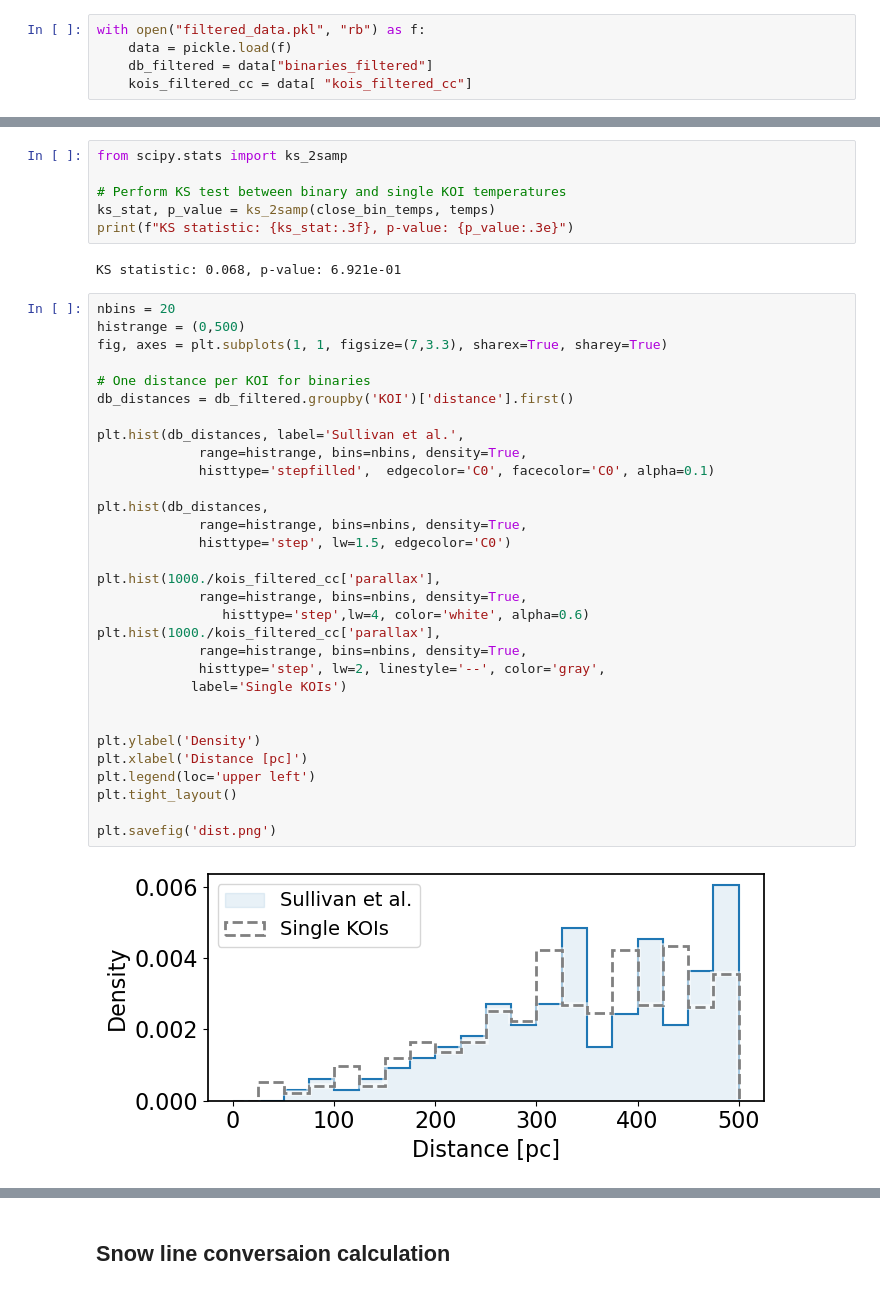
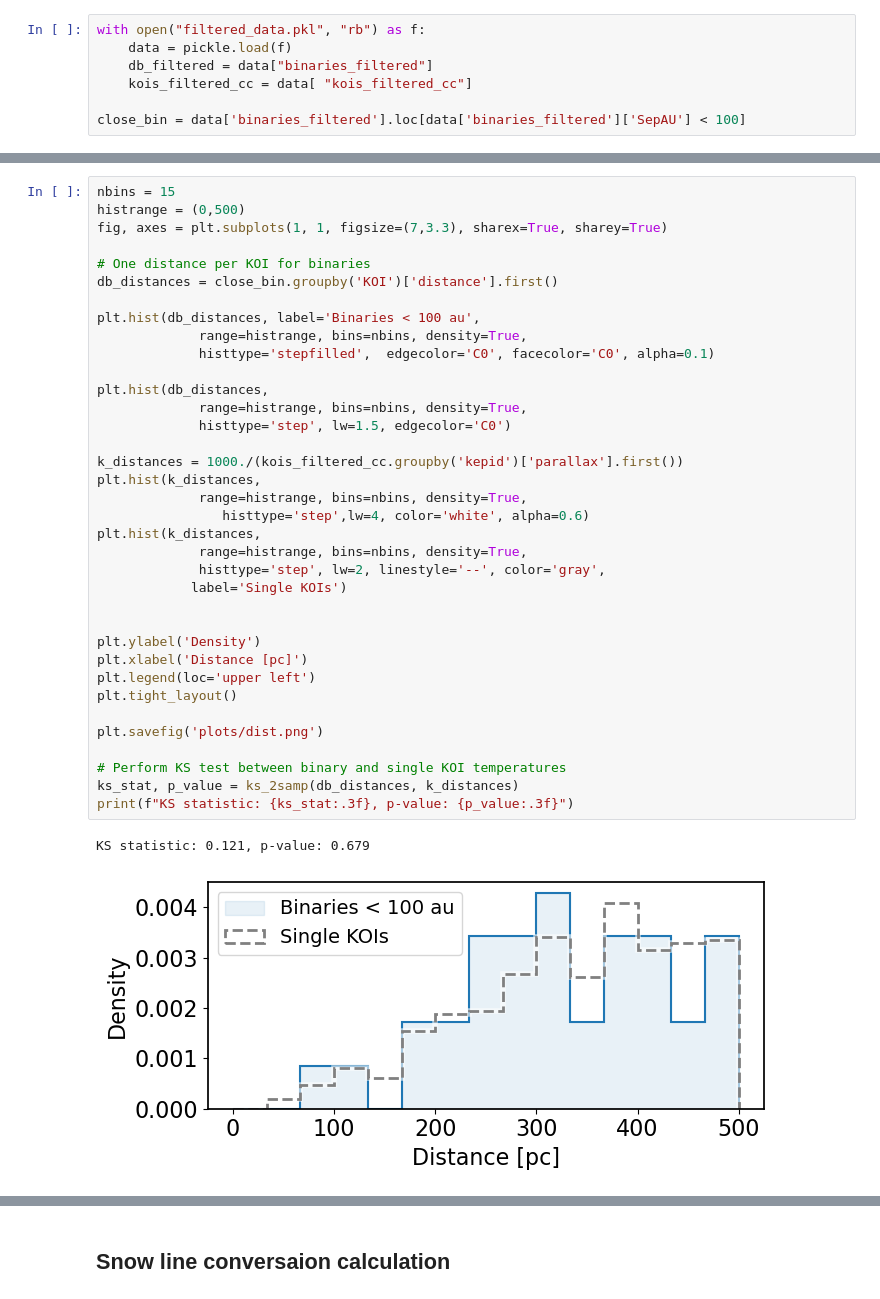
Before and after one commit to ernewton/importance_of_binarity, a Jupyter notebook: 2.5 Suppression laws and overview plots.ipynb, the cells around one changed output, grey strips where cells are left out. Saved outputs shown, nothing was run; the diff lists cells and outputs as text.

```diff
--- a/2.5 Suppression laws and overview plots.ipynb
+++ b/2.5 Suppression laws and overview plots.ipynb
@@ -30,4 +32,6 @@ with open("filtered_data.pkl", "rb") as f:
     data = pickle.load(f)
     db_filtered = data["binaries_filtered"]
     kois_filtered_cc = data[ "kois_filtered_cc"]
+
+close_bin = data['binaries_filtered'].loc[data['binaries_filtered']['SepAU'] < 100]
 # %%
@@ -64,41 +74,39 @@ plt.savefig('teff.png')
-# %%
-from scipy.stats import ks_2samp
-
-# Perform KS test between binary and single KOI temperatures
-ks_stat, p_value = ks_2samp(close_bin_temps, temps)
-print(f"KS statistic: {ks_stat:.3f}, p-value: {p_value:.3e}")
-# %% [output]
-KS statistic: 0.068, p-value: 6.921e-01
 # %%
-nbins = 20
+nbins = 15
 histrange = (0,500)
 fig, axes = plt.subplots(1, 1, figsize=(7,3.3), sharex=True, sharey=True)
 
 # One distance per KOI for binaries
-db_distances = db_filtered.groupby('KOI')['distance'].first()
+db_distances = close_bin.groupby('KOI')['distance'].first()
 
-plt.hist(db_distances, label='Sullivan et al.',
+plt.hist(db_distances, label='Binaries < 100 au',
              range=histrange, bins=nbins, density=True,
              histtype='stepfilled',  edgecolor='C0', facecolor='C0', alpha=0.1)
 
 plt.hist(db_distances,
              range=histrange, bins=nbins, density=True,
              histtype='step', lw=1.5, edgecolor='C0')
 
-plt.hist(1000./kois_filtered_cc['parallax'],
+k_distances = 1000./(kois_filtered_cc.groupby('kepid')['parallax'].first())
+plt.hist(k_distances,
              range=histrange, bins=nbins, density=True,
                 histtype='step',lw=4, color='white', alpha=0.6)
-plt.hist(1000./kois_filtered_cc['parallax'],
+plt.hist(k_distances,
              range=histrange, bins=nbins, density=True,
              histtype='step', lw=2, linestyle='--', color='gray',
             label='Single KOIs')
 
 
 plt.ylabel('Density')
 plt.xlabel('Distance [pc]')
 plt.legend(loc='upper left')
 plt.tight_layout()
 
-plt.savefig('dist.png')
+plt.savefig('plots/dist.png')
+
+# Perform KS test between binary and single KOI temperatures
+ks_stat, p_value = ks_2samp(db_distances, k_distances)
+print(f"KS statistic: {ks_stat:.3f}, p-value: {p_value:.3f}")
 # %% [output]
+KS statistic: 0.121, p-value: 0.679
-[figure, old version]
+[figure, new version]
```
Also changed, not shown: parts of 10 cells of this notebook, 7 other files.
